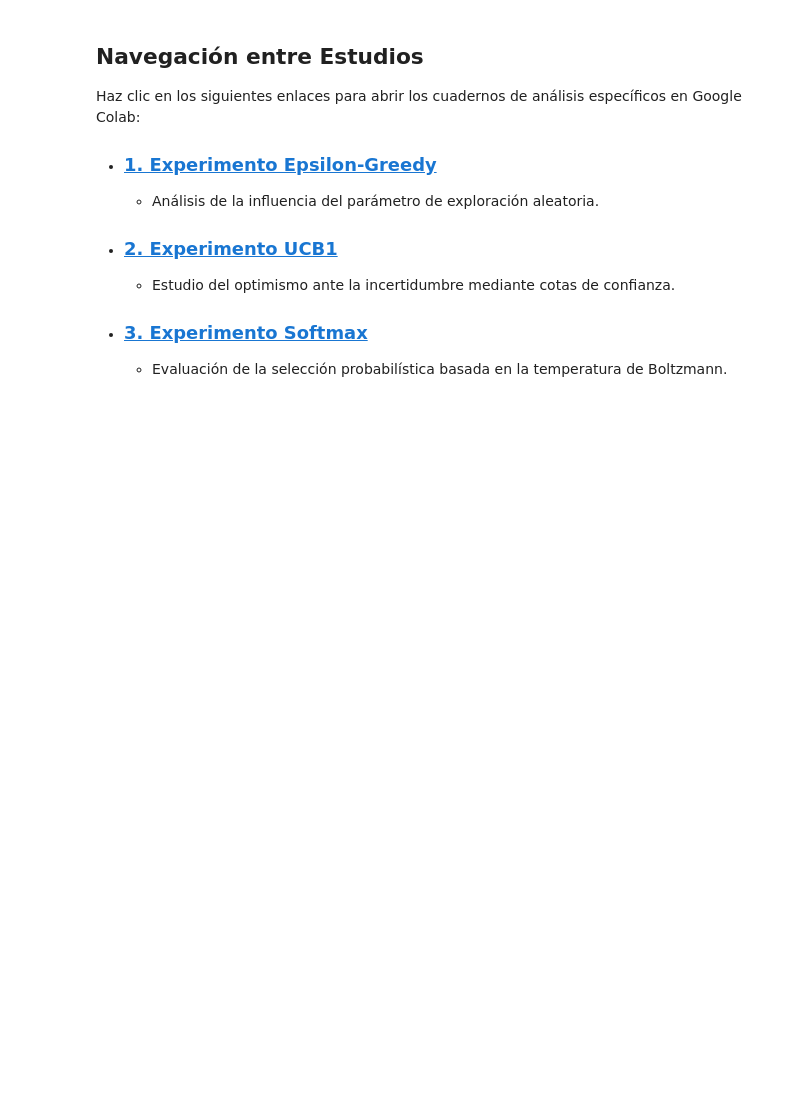
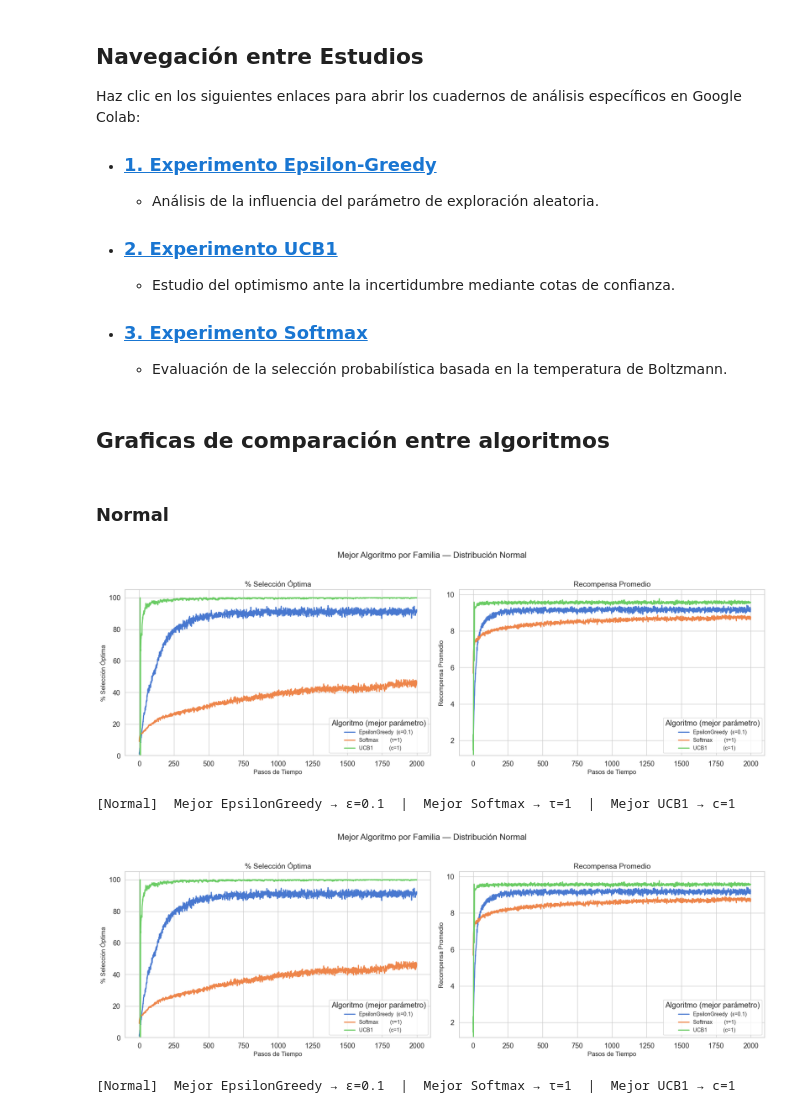
Before and after one commit to kikaymusic/EscuderoRodriguezSanchez, a Jupyter notebook: k_brazos/main.ipynb, the cells around one changed output. Drawn from its saved outputs; the diff is of its cells as text; code cells hidden in the pictures; blank space fills up the shorter version.

```diff
--- a/k_brazos/main.ipynb
+++ b/k_brazos/main.ipynb
@@ -77,3 +74,21 @@ Haz clic en los siguientes enlaces para abrir los cuadernos de análisis especí
     * Estudio del optimismo ante la incertidumbre mediante cotas de confianza.
 * ### [3. Experimento Softmax](https://colab.research.google.com/github/kikaymusic/EscuderoRodriguezSanchez/blob/main/k_brazos/bandido_softmax.ipynb)
     * Evaluación de la selección probabilística basada en la temperatura de Boltzmann.
+# %% [markdown]
+## Graficas de comparación entre algoritmos
+# %%
+import pandas as pd
+from src.plotting.plotting import plot_best_comparison
+# Carga de CSVs
+df_eps = pd.read_csv('resultados_bandidos_epsilon_greedy.csv')
+df_softmax = pd.read_csv('resultados_bandidos_softmax.csv')
+df_ucb = pd.read_csv('resultados_bandidos_ucb.csv')
+# %% [markdown]
+### Normal
+# %%
+plot_best_comparison(df_eps, df_softmax, df_ucb, distribution='Normal')
+# %% [output]
+[figure, added]
+[Normal]  Mejor EpsilonGreedy → ε=0.1  |  Mejor Softmax → τ=1  |  Mejor UCB1 → c=1
+[figure, added]
+[Normal]  Mejor EpsilonGreedy → ε=0.1  |  Mejor Softmax → τ=1  |  Mejor UCB1 → c=1
```
Also changed, not shown: parts of 5 cells of this notebook, 1 other file.
